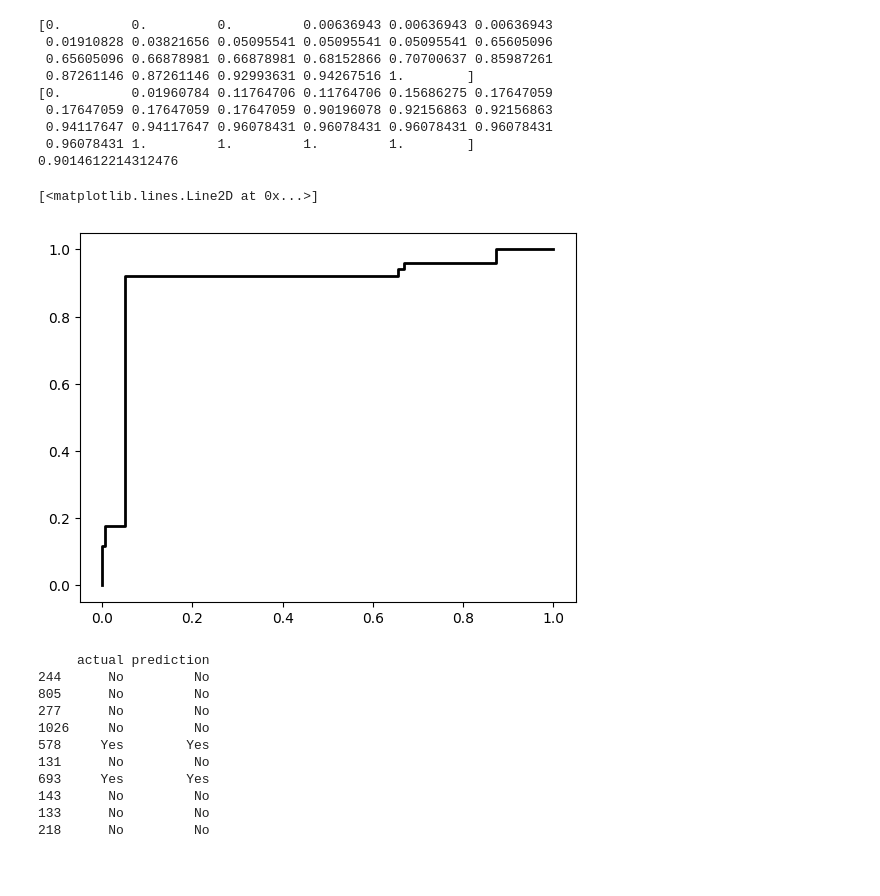
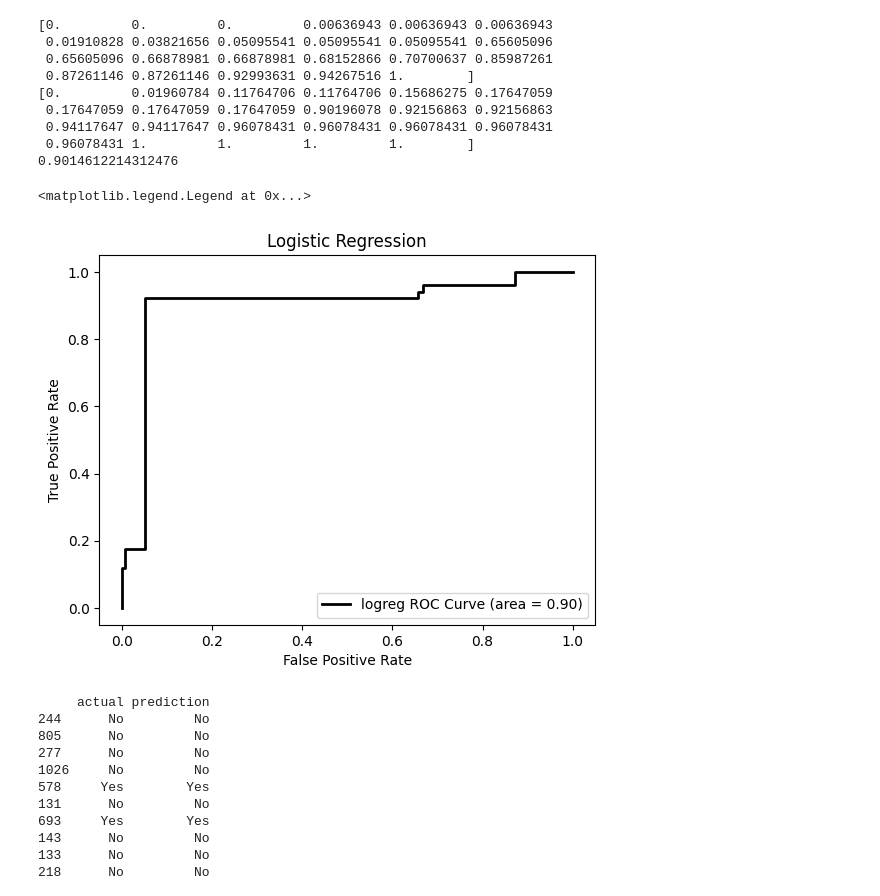
Before and after one commit to ggarci10/4961kaur, a Jupyter notebook: Saya.ipynb, the cells around one changed output. Cells and saved outputs as stored; diff of their text form; code cells hidden in the pictures; blank space fills up the shorter version.

```diff
--- a/Saya.ipynb
+++ b/Saya.ipynb
@@ -552,11 +549,15 @@ print(AUClogreg)
 # %%
 %matplotlib inline
 
 plt.figure()
 plt.plot(fprlogreg, tprlogreg, color='black', lw=2,label='logreg ROC Curve (area = %0.2f)' % AUClogreg)
+plt.xlabel('False Positive Rate')
+plt.ylabel('True Positive Rate')
+plt.title('Logistic Regression')
+plt.legend(loc="lower right")
 # %% [output]
-[<matplotlib.lines.Line2D at 0x...>]
+<matplotlib.legend.Legend at 0x...>
-[figure, old version]
+[figure, new version]
 # %%
 results = pd.DataFrame()
 
```
Also changed, not shown: parts of 5 cells of this notebook.
